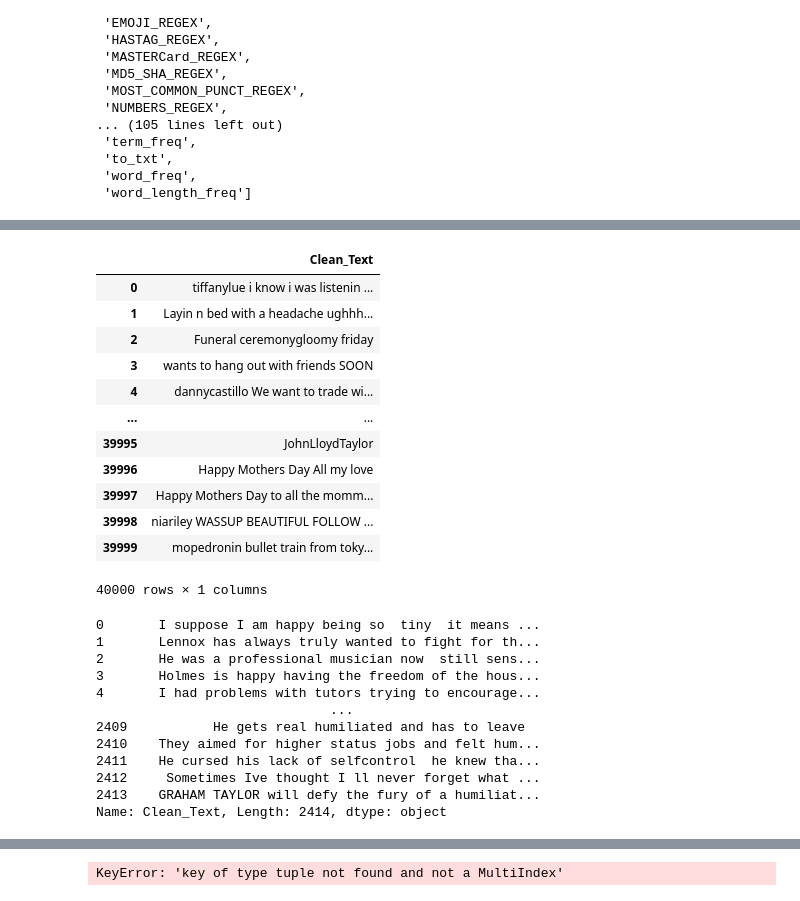
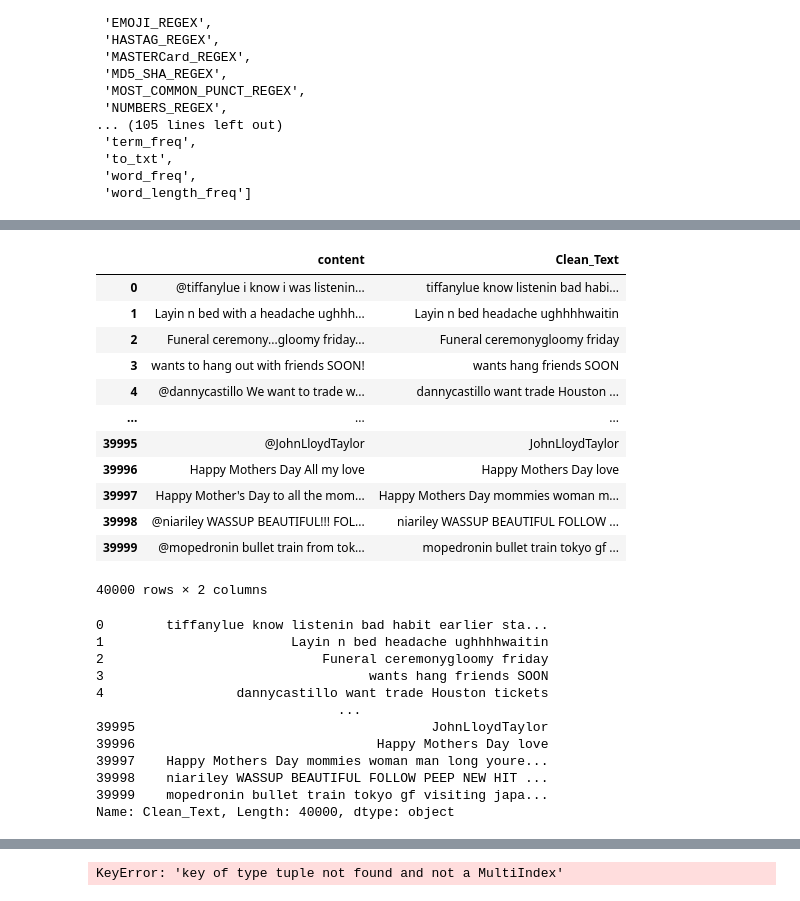
Before and after one commit to yasinicl/Emotion-Recognition, a Jupyter notebook: Emotion Recognition.ipynb, the cells around one changed output, grey strips where cells are left out. Cells and saved outputs as stored; diff of their text form; code cells hidden in the pictures.

```diff
--- a/Emotion Recognition.ipynb
+++ b/Emotion Recognition.ipynb
@@ -140,34 +138,38 @@ KeyError: 'Clean_text'
+# %%
+df['Clean_Text']=df['Clean_Text'].apply(nfx.remove_stopwords)
+# %%
+df['Clean_Text']=df['Clean_Text'].apply(nfx.remove_userhandles)
 # %%
-df[['Clean_Text']]
+df[['content','Clean_Text']]
 # %% [output]
-|  | Clean_Text |
-| 0 | tiffanylue i know i was listenin ... |
-| 1 | Layin n bed with a headache ughhh... |
-| 2 | Funeral ceremonygloomy friday |
-| 3 | wants to hang out with friends SOON |
-| 4 | dannycastillo We want to trade wi... |
-| ... | ... |
-| 39995 | JohnLloydTaylor |
-| 39996 | Happy Mothers Day All my love |
-| 39997 | Happy Mothers Day to all the momm... |
-| 39998 | niariley WASSUP BEAUTIFUL FOLLOW ... |
-| 39999 | mopedronin bullet train from toky... |
+|  | content | Clean_Text |
+| 0 | @tiffanylue i know i was listenin... | tiffanylue know listenin bad habi... |
+| 1 | Layin n bed with a headache ughhh... | Layin n bed headache ughhhhwaitin |
+| 2 | Funeral ceremony...gloomy friday... | Funeral ceremonygloomy friday |
+| 3 | wants to hang out with friends SOON! | wants hang friends SOON |
+| 4 | @dannycastillo We want to trade w... | dannycastillo want trade Houston ... |
+| ... | ... | ... |
+| 39995 | @JohnLloydTaylor | JohnLloydTaylor |
+| 39996 | Happy Mothers Day All my love | Happy Mothers Day love |
+| 39997 | Happy Mother's Day to all the mom... | Happy Mothers Day mommies woman m... |
+| 39998 | @niariley WASSUP BEAUTIFUL!!! FOL... | niariley WASSUP BEAUTIFUL FOLLOW ... |
+| 39999 | @mopedronin bullet train from tok... | mopedronin bullet train tokyo gf ... |
-40000 rows × 1 columns
+40000 rows × 2 columns
 # %%
 df['Clean_Text']
 # %% [output]
-0       I suppose I am happy being so  tiny  it means ...
-1       Lennox has always truly wanted to fight for th...
-2       He was a professional musician now  still sens...
-3       Holmes is happy having the freedom of the hous...
-4       I had problems with tutors trying to encourage...
-                              ...
-2409           He gets real humiliated and has to leave
-2410    They aimed for higher status jobs and felt hum...
-2411    He cursed his lack of selfcontrol  he knew tha...
-2412     Sometimes Ive thought I ll never forget what ...
-2413    GRAHAM TAYLOR will defy the fury of a humiliat...
-Name: Clean_Text, Length: 2414, dtype: object
+0        tiffanylue know listenin bad habit earlier sta...
+1                        Layin n bed headache ughhhhwaitin
+2                            Funeral ceremonygloomy friday
+3                                  wants hang friends SOON
+4                 dannycastillo want trade Houston tickets
+                               ...
+39995                                      JohnLloydTaylor
+39996                               Happy Mothers Day love
+39997    Happy Mothers Day mommies woman man long youre...
+39998    niariley WASSUP BEAUTIFUL FOLLOW PEEP NEW HIT ...
+39999    mopedronin bullet train tokyo gf visiting japa...
+Name: Clean_Text, Length: 40000, dtype: object
 # %%
 # KEyword Extraction
 # %%
```
Also changed, not shown: parts of 20 cells of this notebook.
